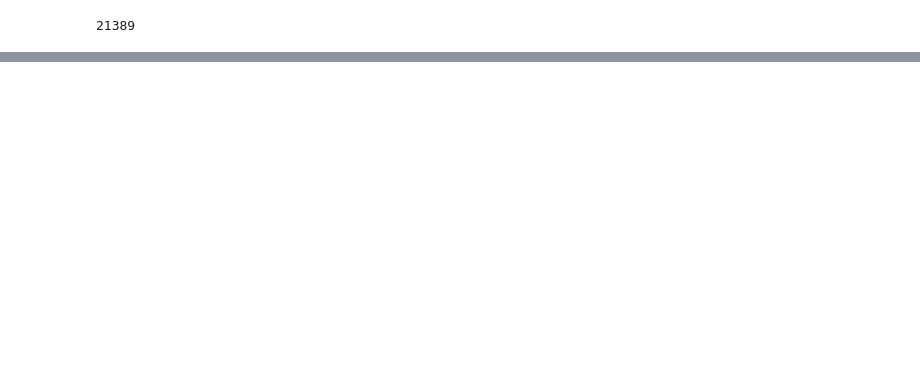
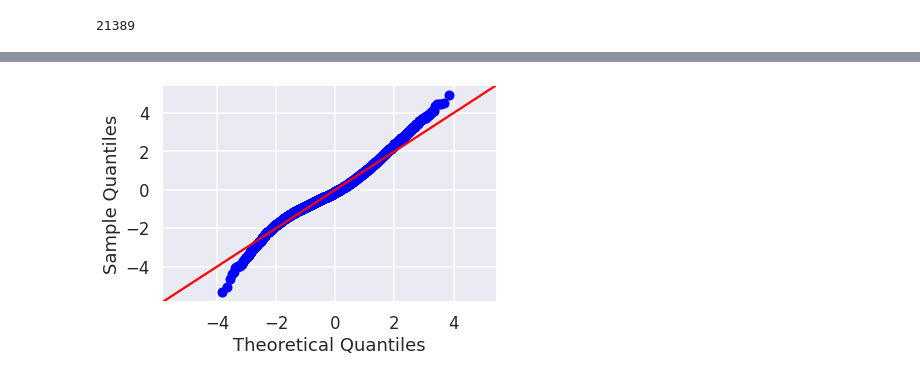
Before and after one commit to sethchart/Housing_Analysis, a Jupyter notebook: notebooks/PricingModel.ipynb, the cells around one changed output, grey strips where cells are left out. Cells and saved outputs as stored; diff of their text form; code cells hidden in the pictures; blank space fills up the shorter version.

```diff
--- a/notebooks/PricingModel.ipynb
+++ b/notebooks/PricingModel.ipynb
@@ -171,0 +124,4 @@ Test Root Mean Squarred Error: 198034.01894235815
+# %%
+residual_qq_plot = model.plot_residuals_normal_qq()
+# %% [output]
+[figure, added]
```
Also changed, not shown: parts of 61 cells of this notebook, 1 other file.
